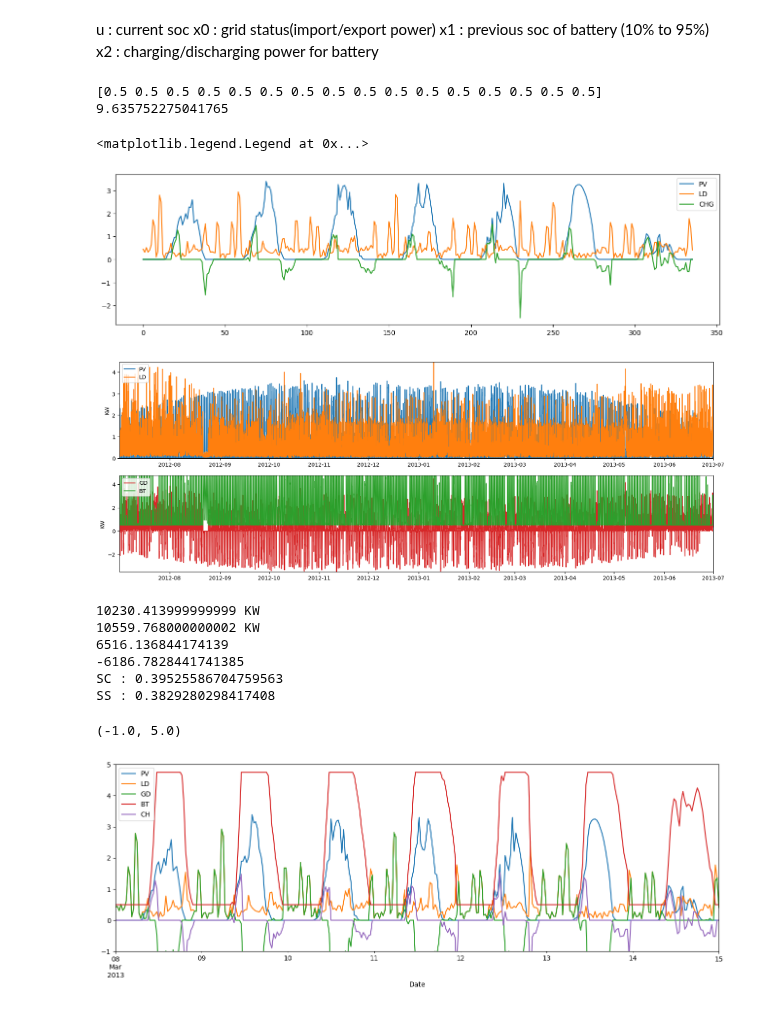
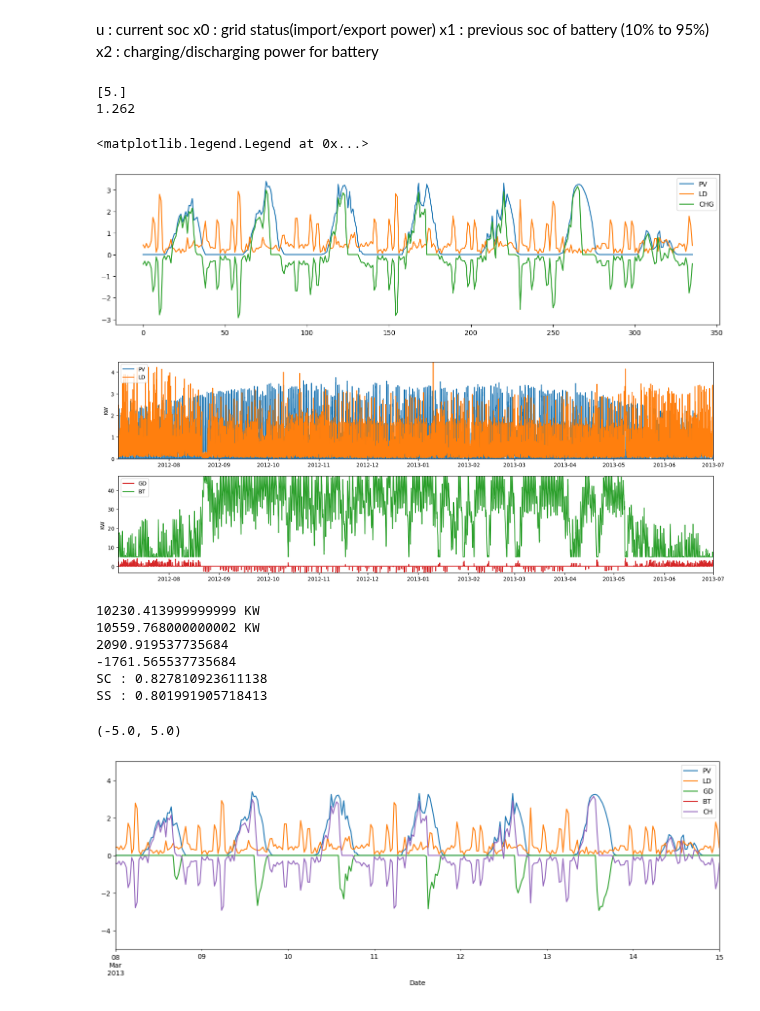
Before and after one commit to JunwookHeo/etc_project, a Jupyter notebook: proc_auggrid/mpc_math_battery_2.ipynb, the cells around one changed output. Drawn from its saved outputs; the diff is of its cells as text; code cells hidden in the pictures.

```diff
--- a/proc_auggrid/mpc_math_battery_2.ipynb
+++ b/proc_auggrid/mpc_math_battery_2.ipynb
@@ -5,8 +5,8 @@ import scipy
 
 TS = 48 # Time steps
 UID = 1 # Householder ID
-MBC = 5. # Max capacitiy of Battery
-horizon = 16 # TS
+MBC = 50. # Max capacitiy of Battery
+horizon = 1 # TS
 Wc = 0.9 # weighting coefficient
 
 df = pd.read_csv('AusGrid_preprocess.csv', header=[0,1], index_col=0)
@@ -76,8 +76,8 @@ x = np.array(x)
 print(res.x)
 print(res.fun)
 # %% [output]
-[0.5 0.5 0.5 0.5 0.5 0.5 0.5 0.5 0.5 0.5 0.5 0.5 0.5 0.5 0.5 0.5]
-9.635752275041765
+[5.]
+1.262
 # %%
 import matplotlib.pyplot as plt
 
@@ -92,7 +92,7 @@ plt.plot(x[start:end, 2], label='CHG')
 plt.legend()
 # %% [output]
 <matplotlib.legend.Legend at 0x...>
-[figure, old version]
+[figure, new version]
 # %%
 fig, axes = plt.subplots(nrows=2, ncols=1, figsize=(16,6))
 plt.rcParams["font.size"] = "10"
@@ -112,7 +112,7 @@ axes[1].set_ylabel('KW')
 axes[1].grid(False)
 axes[1].margins(0,0)
 # %% [output]
-[figure, old version]
+[figure, new version]
 # %%
 Egen = pvgn.sum()
 print(Egen, 'KW')
@@ -130,10 +130,10 @@ print('SS :', SS)
 # %% [output]
 10230.413999999999 KW
 10559.768000000002 KW
-6516.136844174139
--6186.7828441741385
-SC : 0.39525586704759563
-SS : 0.3829280298417408
+2090.919537735684
+-1761.565537735684
+SC : 0.827810923611138
+SS : 0.801991905718413
 # %%
 df_out = pd.DataFrame()
 df_out['Date'] = df_date
@@ -148,7 +148,7 @@ df_out.set_index('Date', inplace=True)
 # %%
 ax = df_out.plot(figsize=(16,5))
 ax.set_xlim(pd.Timestamp('2013-03-08 00:00:00'), pd.Timestamp('2013-03-15 00:00:00'))
-ax.set_ylim(-1, 5)
+ax.set_ylim(-5, 5)
 # %% [output]
-(-1.0, 5.0)
+(-5.0, 5.0)
-[figure, old version]
+[figure, new version]
```
Also changed, not shown: 1 other file.
